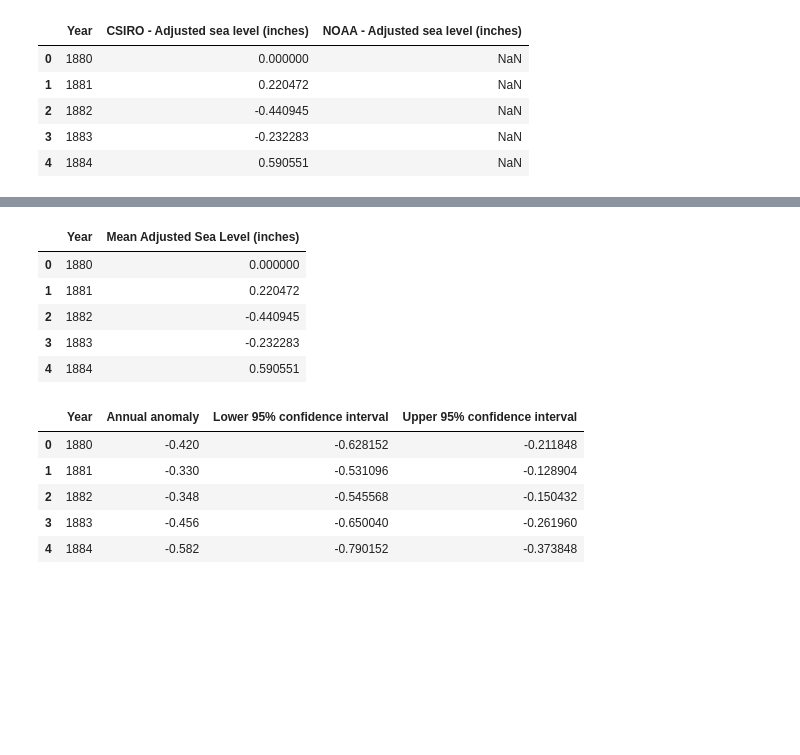
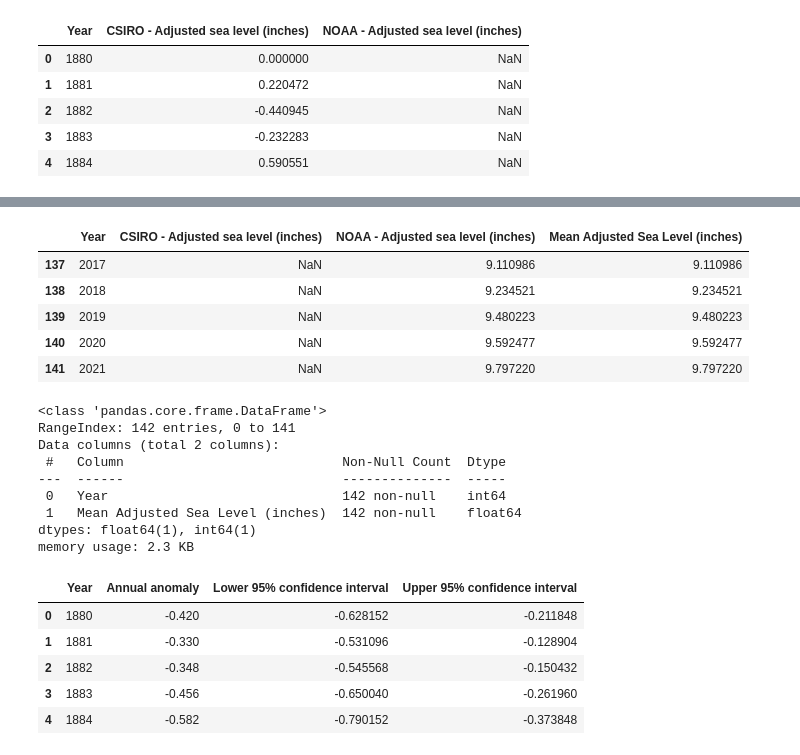
Before and after one commit to Ekenc/Project4, a Jupyter notebook: Data/data-coallation.ipynb, the cells around one changed output, grey strips where cells are left out. Cells and saved outputs as stored; diff of their text form; code cells hidden in the pictures; blank space fills up the shorter version.

```diff
--- a/Data/data-coallation.ipynb
+++ b/Data/data-coallation.ipynb
@@ -228,13 +241,26 @@ SeaLevel_df.head()
+# %%
+SeaLevel_df['Mean Adjusted Sea Level (inches)'] = SeaLevel_df['Mean Adjusted Sea Level (inches)'].fillna(SeaLevel_df['NOAA - Adjusted sea level (inches)'])
+SeaLevel_df.tail()
+# %% [output]
+|  | Year | CSIRO - Adjusted sea level (inches) | NOAA - Adjusted sea level (inches) | Mean Adjusted Sea Level (inches) |
+| 137 | 2017 | NaN | 9.110986 | 9.110986 |
+| 138 | 2018 | NaN | 9.234521 | 9.234521 |
+| 139 | 2019 | NaN | 9.480223 | 9.480223 |
+| 140 | 2020 | NaN | 9.592477 | 9.592477 |
+| 141 | 2021 | NaN | 9.797220 | 9.797220 |
 # %%
 Cleaned_SeaLevel_df = SeaLevel_df[['Year', 'Mean Adjusted Sea Level (inches)']]
-Cleaned_SeaLevel_df.head()
+Cleaned_SeaLevel_df.info()
 # %% [output]
-|  | Year | Mean Adjusted Sea Level (inches) |
-| 0 | 1880 | 0.000000 |
-| 1 | 1881 | 0.220472 |
-| 2 | 1882 | -0.440945 |
-| 3 | 1883 | -0.232283 |
-| 4 | 1884 | 0.590551 |
+<class 'pandas.core.frame.DataFrame'>
+RangeIndex: 142 entries, 0 to 141
+Data columns (total 2 columns):
+ #   Column                            Non-Null Count  Dtype
+---  ------                            --------------  -----
+ 0   Year                              142 non-null    int64
+ 1   Mean Adjusted Sea Level (inches)  142 non-null    float64
+dtypes: float64(1), int64(1)
+memory usage: 2.3 KB
 # %%
 SeaTemperature_df.head()
 # %% [output]
```
Also changed, not shown: parts of 4 cells of this notebook.
